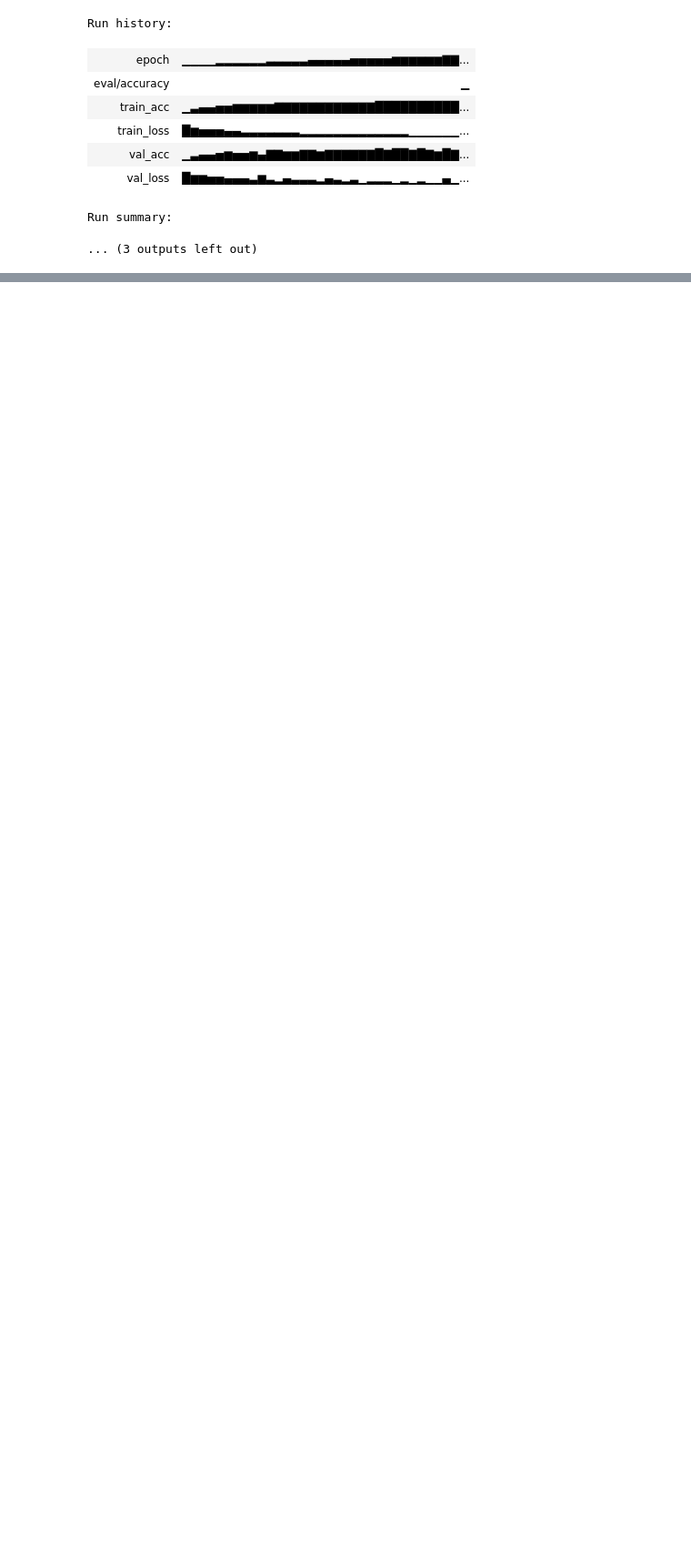
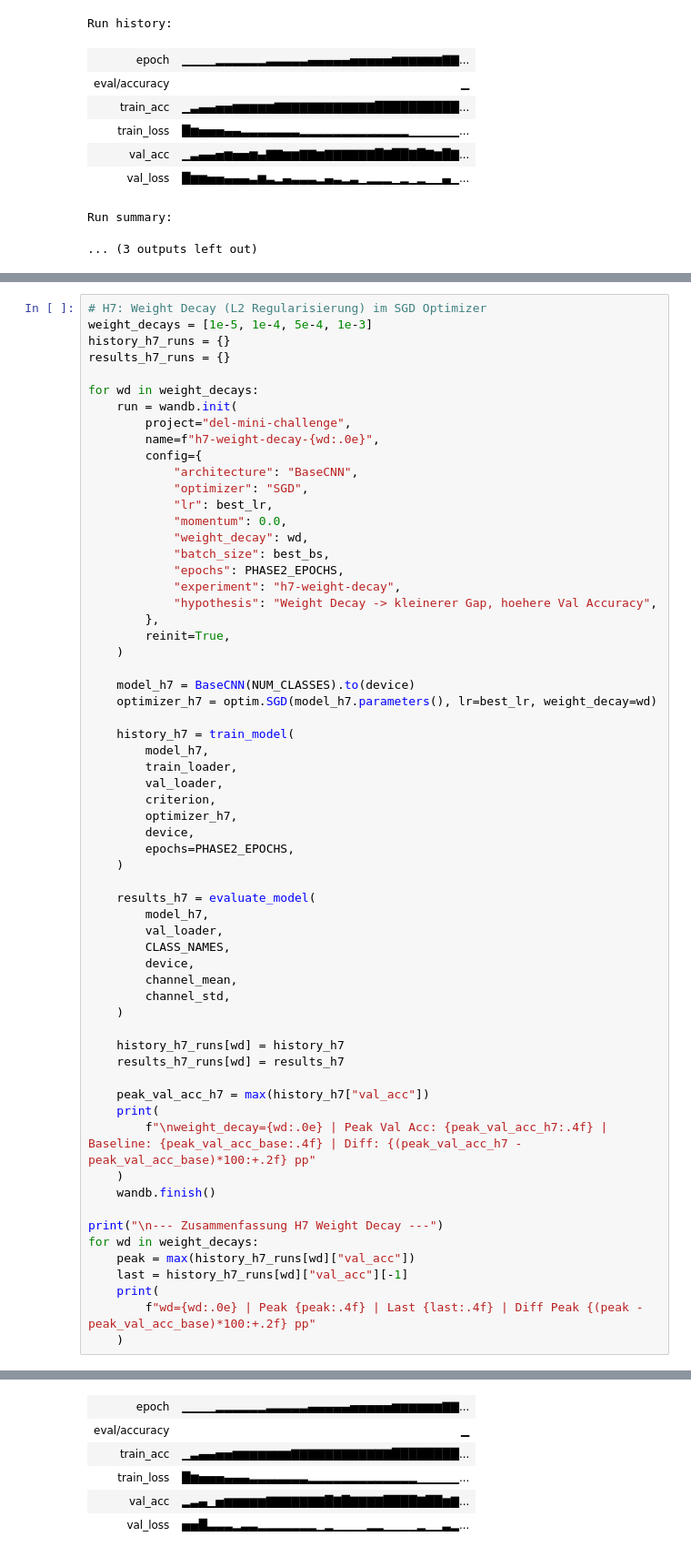
Before and after one commit to mannaluca02/del, a Jupyter notebook: src/00_first_model.ipynb, the cells around one changed output, grey strips where cells are left out. Shown at 91% size. Saved outputs shown, nothing was run; the diff lists cells and outputs as text; blank space fills up the shorter version.

```diff
--- a/src/00_first_model.ipynb
+++ b/src/00_first_model.ipynb
@@ -2574,0 +2698,63 @@ _Nach dem Training ausfüllen. Im W&B Report die Runs `phase2-baseline` und `h5-
+# %%
+# H7: Weight Decay (L2 Regularisierung) im SGD Optimizer
+weight_decays = [1e-5, 1e-4, 5e-4, 1e-3]
+history_h7_runs = {}
+results_h7_runs = {}
+
+for wd in weight_decays:
+    run = wandb.init(
+        project="del-mini-challenge",
+        name=f"h7-weight-decay-{wd:.0e}",
+        config={
+            "architecture": "BaseCNN",
+            "optimizer": "SGD",
+            "lr": best_lr,
+            "momentum": 0.0,
+            "weight_decay": wd,
+            "batch_size": best_bs,
+            "epochs": PHASE2_EPOCHS,
+            "experiment": "h7-weight-decay",
+            "hypothesis": "Weight Decay -> kleinerer Gap, hoehere Val Accuracy",
+        },
+        reinit=True,
+    )
+
+    model_h7 = BaseCNN(NUM_CLASSES).to(device)
+    optimizer_h7 = optim.SGD(model_h7.parameters(), lr=best_lr, weight_decay=wd)
+
+    history_h7 = train_model(
+        model_h7,
+        train_loader,
+        val_loader,
+        criterion,
+        optimizer_h7,
+        device,
+        epochs=PHASE2_EPOCHS,
+    )
+
+    results_h7 = evaluate_model(
+        model_h7,
+        val_loader,
+        CLASS_NAMES,
+        device,
+        channel_mean,
+        channel_std,
+    )
+
+    history_h7_runs[wd] = history_h7
+    results_h7_runs[wd] = results_h7
+
+    peak_val_acc_h7 = max(history_h7["val_acc"])
+    print(
+        f"\nweight_decay={wd:.0e} | Peak Val Acc: {peak_val_acc_h7:.4f} | Baseline: {peak_val_acc_base:.4f} | Diff: {(peak_val_acc_h7 - peak_val_acc_base)*100:+.2f} pp"
+    )
+    wandb.finish()
+
+print("\n--- Zusammenfassung H7 Weight Decay ---")
+for wd in weight_decays:
+    peak = max(history_h7_runs[wd]["val_acc"])
+    last = history_h7_runs[wd]["val_acc"][-1]
+    print(
+        f"wd={wd:.0e} | Peak {peak:.4f} | Last {last:.4f} | Diff Peak {(peak - peak_val_acc_base)*100:+.2f} pp"
+    )
+# %% [output]
@@ -2574,0 +2786,6 @@ _Nach dem Training ausfüllen. Im W&B Report die Runs `phase2-baseline` und `h5-
+| epoch | ▁▁▁▁▂▂▂▂▂▂▃▃▃▃▃▄▄▄▄▄▅▅▅▅▅▆▆▆▆▆▆▇▇... |
+| eval/accuracy | ▁ |
+| train_acc | ▁▃▄▄▅▅▆▆▆▆▆▆▆▇▇▇▇▇▇▇▇▇▇▇▇████████... |
+| train_loss | █▆▅▅▅▄▄▄▃▃▃▃▃▃▃▂▂▂▂▂▂▂▂▂▂▂▂▂▁▁▁▁▁... |
+| val_acc | ▂▃▄▁▅▆▆▆▆▆▇▇▇▇▇▇▇█▇█▇▇▇▇████▇██▆▇... |
+| val_loss | ▅▅█▃▃▃▂▃▃▂▂▂▂▂▂▂▁▂▁▁▁▁▂▂▁▁▁▁▂▁▁▃▂... |
```
Also changed, not shown: parts of 25 cells of this notebook, 1 other file.
